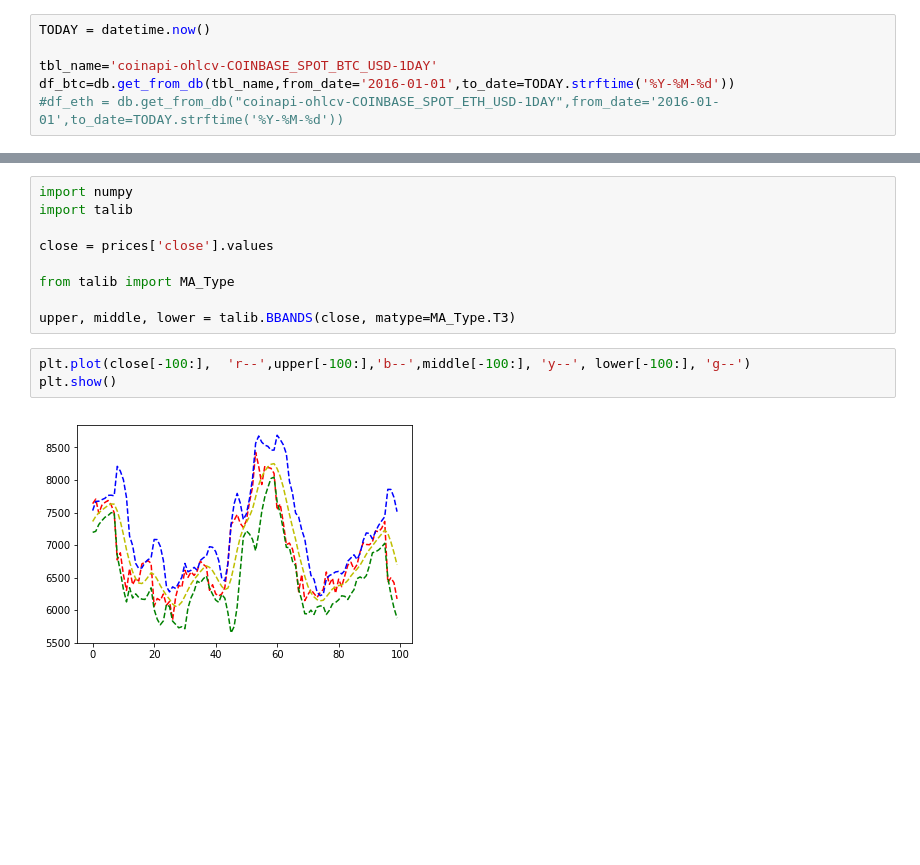
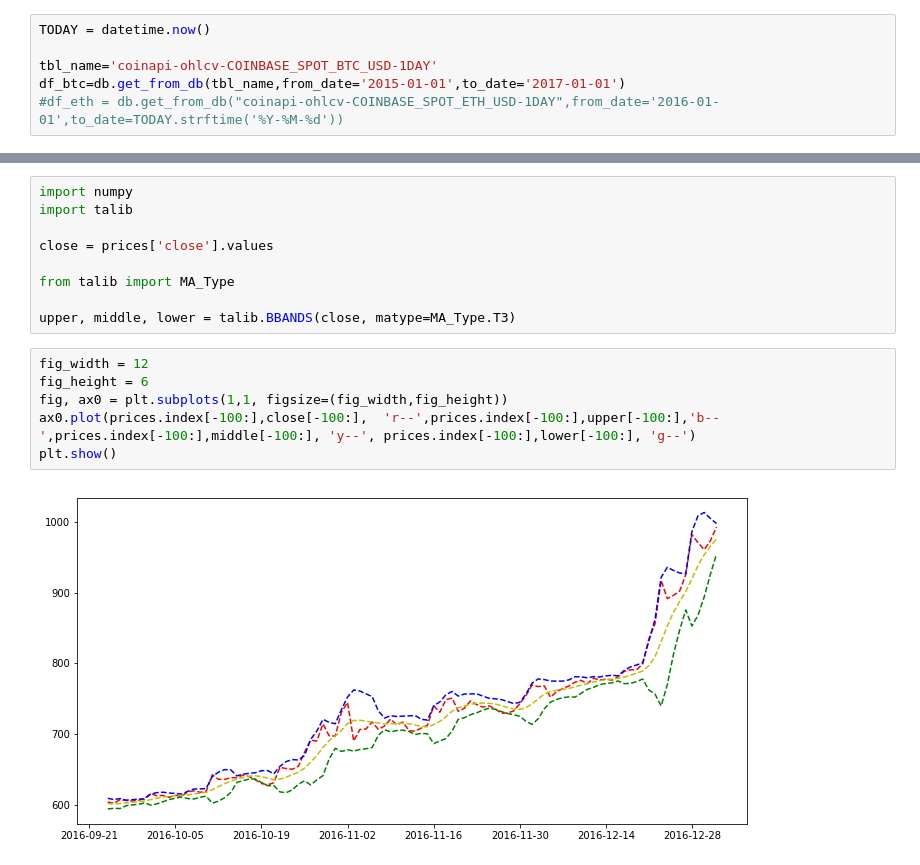
Before and after one commit to MasslessAI/crypto_index, a Jupyter notebook: notebooks/portfolio_strategy_performance_tracking-Data-Base-Data.ipynb, the cells around one changed output, grey strips where cells are left out. Cells and saved outputs as stored; diff of their text form; blank space fills up the shorter version.

```diff
--- a/notebooks/portfolio_strategy_performance_tracking-Data-Base-Data.ipynb
+++ b/notebooks/portfolio_strategy_performance_tracking-Data-Base-Data.ipynb
@@ -48,5 +48,5 @@ print(df_tbl_list)
 TODAY = datetime.now()
 
 tbl_name='coinapi-ohlcv-COINBASE_SPOT_BTC_USD-1DAY'
-df_btc=db.get_from_db(tbl_name,from_date='2016-01-01',to_date=TODAY.strftime('%Y-%M-%d'))
+df_btc=db.get_from_db(tbl_name,from_date='2015-01-01',to_date='2017-01-01')
 #df_eth = db.get_from_db("coinapi-ohlcv-COINBASE_SPOT_ETH_USD-1DAY",from_date='2016-01-01',to_date=TODAY.strftime('%Y-%M-%d'))
@@ -177,10 +207,13 @@ from talib import MA_Type
 
 upper, middle, lower = talib.BBANDS(close, matype=MA_Type.T3)
 # %%
-plt.plot(close[-100:],  'r--',upper[-100:],'b--',middle[-100:], 'y--', lower[-100:], 'g--')
+fig_width = 12
+fig_height = 6
+fig, ax0 = plt.subplots(1,1, figsize=(fig_width,fig_height))
+ax0.plot(prices.index[-100:],close[-100:],  'r--',prices.index[-100:],upper[-100:],'b--',prices.index[-100:],middle[-100:], 'y--', prices.index[-100:],lower[-100:], 'g--')
 plt.show()
 # %% [output]
-[figure, old version]
+[figure, new version]
 # %%
 import cqt.strats.StrategyBBANDS as stg_bb
 
```
Also changed, not shown: parts of 19 cells of this notebook.
